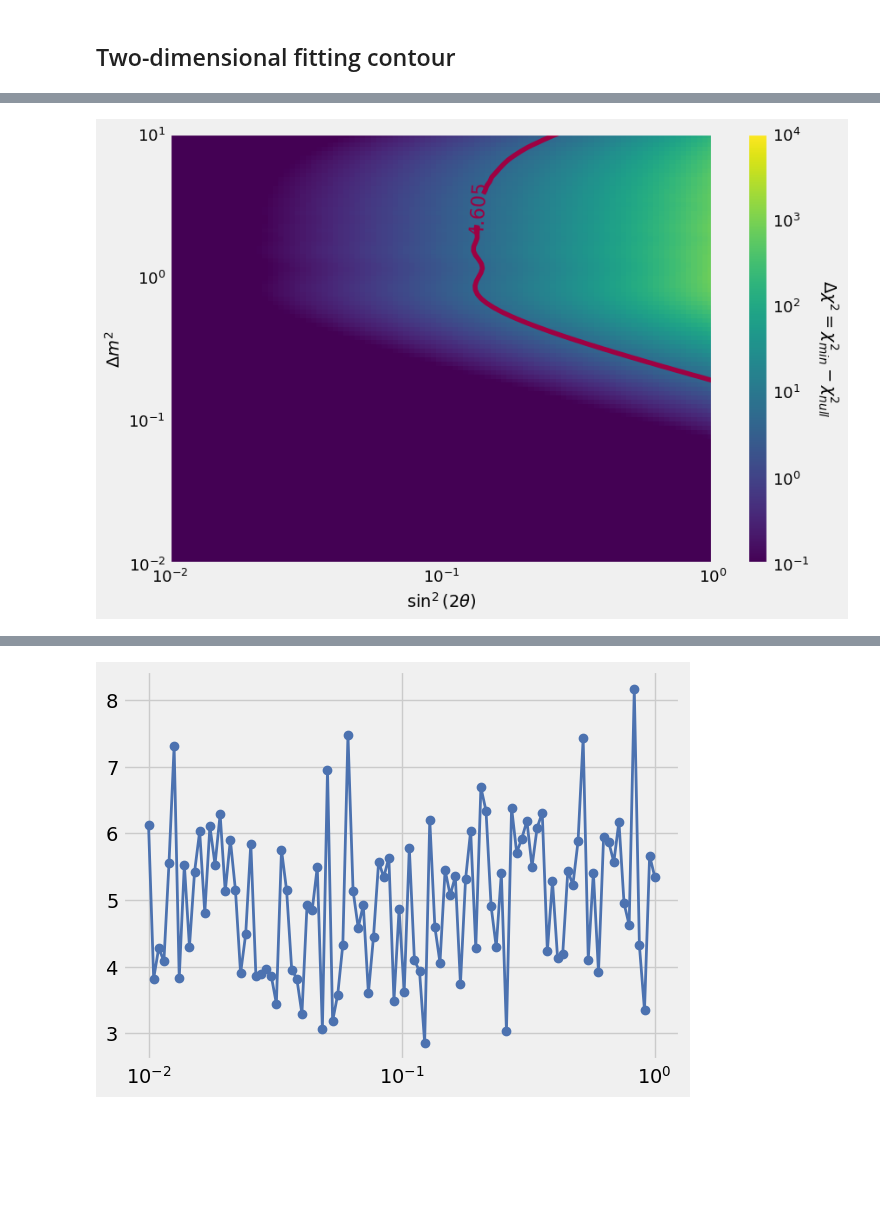
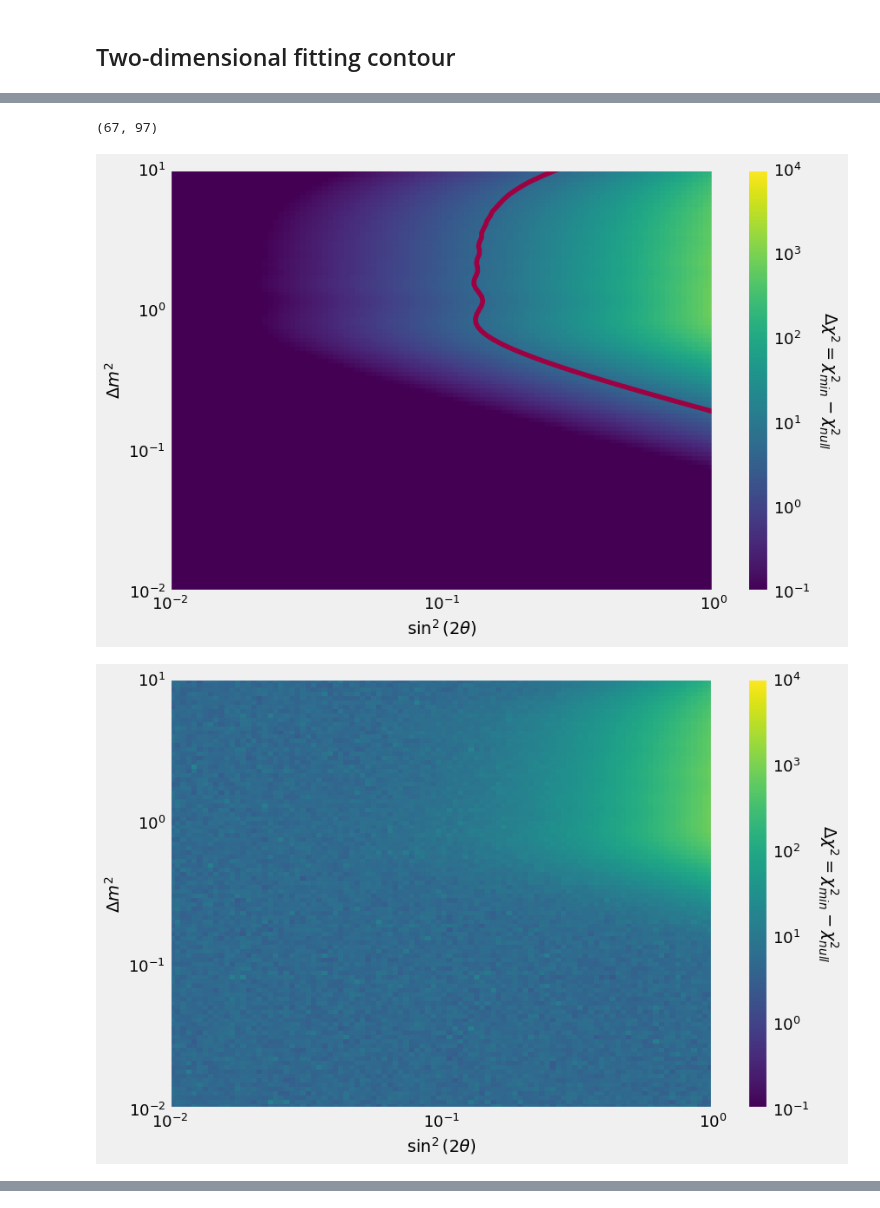
Before and after one commit to YMTheory/sensitivity, a Jupyter notebook: notebooks/test_fitting.ipynb, the cells around one changed output, grey strips where cells are left out. Cells and saved outputs as stored; diff of their text form; code cells hidden in the pictures; blank space fills up the shorter version.

```diff
--- a/notebooks/test_fitting.ipynb
+++ b/notebooks/test_fitting.ipynb
@@ -85,30 +100,77 @@ dchi2_1 = np.reshape(dchi2_1, (100, 100))
 # %%
 import matplotlib.colors as colors
 
 
 dm2_edges = np.logspace(-2, 1, 101)
 sin2_edges = np.logspace(-2, 0, 101)
 
 dm2_cents = np.logspace(-2, 1, 100)
 sin2_cents = np.logspace(-2, 0, 100)
 
 fig, ax = plt.subplots(figsize=(9, 6))
+im = ax.pcolormesh(sin2_edges, dm2_edges, dchi2_0, shading='flat', cmap='viridis', norm=colors.LogNorm(vmin=1e-1, vmax=1e4))
+#im = ax.pcolormesh(sin2_edges, dm2_edges, alpha1, shading='flat', )
+X, Y = np.meshgrid(sin2_cents, dm2_cents)
+CS = ax.contour(X, Y, dchi2_0, levels=[4.605], cmap='Spectral')
+#ax.clabel(CS, inline=True, fontsize=16)
+ax.loglog()
+cb = plt.colorbar(im, ax=ax,)
+
+cb.set_label(r'$\Delta\chi^2 = \chi^2_{min} - \chi^2_{null}$', fontsize=14, rotation=270, labelpad=25)
+cb.ax.tick_params(labelsize=13)
+
+ax.set_xlabel(r'$\sin^2(2\theta)$', fontsize=14)
+ax.set_ylabel(r'$\Delta m^2$', fontsize=14)
+ax.tick_params(labelsize=13)
+#fig.savefig("../plots/dchi2_MCalg_noSmear_3cmBinWidth_90CL_14cmSource.png")
+
+fig, ax = plt.subplots(figsize=(9, 6))
 im = ax.pcolormesh(sin2_edges, dm2_edges, dchi2_1, shading='flat', cmap='viridis', norm=colors.LogNorm(vmin=1e-1, vmax=1e4))
 #im = ax.pcolormesh(sin2_edges, dm2_edges, alpha1, shading='flat', )
 X, Y = np.meshgrid(sin2_cents, dm2_cents)
-CS = ax.contour(X, Y, dchi2_1, levels=[4.605], cmap='Spectral')
-ax.clabel(CS, inline=True, fontsize=16)
+#CS = ax.contour(X, Y, dchi2_1, levels=[4.605], cmap='Spectral')
+#ax.clabel(CS, inline=True, fontsize=16)
 ax.loglog()
 cb = plt.colorbar(im, ax=ax,)
 
 cb.set_label(r'$\Delta\chi^2 = \chi^2_{min} - \chi^2_{null}$', fontsize=14, rotation=270, labelpad=25)
 cb.ax.tick_params(labelsize=13)
 
 ax.set_xlabel(r'$\sin^2(2\theta)$', fontsize=14)
 ax.set_ylabel(r'$\Delta m^2$', fontsize=14)
 ax.tick_params(labelsize=13)
 
+#fig.savefig("../plots/dchi2_MCalg_1cmSmear_3cmBinWidth_14cmSource.png")
 
 plt.tight_layout()
+
+
+fig, ax = plt.subplots(figsize=(9, 6))
+delta_chi2 = dchi2_0 - dchi2_1
+
+flat_minid = np.argmin(delta_chi2)
+min_indices = np.unravel_index(flat_minid, delta_chi2.shape)
+print(min_indices)
+
+im = ax.pcolormesh(sin2_edges, dm2_edges, delta_chi2, shading='flat', cmap='viridis', )
+#im = ax.pcolormesh(sin2_edges, dm2_edges, alpha1, shading='flat', )
+X, Y = np.meshgrid(sin2_cents, dm2_cents)
+#CS = ax.contour(X, Y, dchi2_1, levels=[4.605], cmap='Spectral')
+#ax.clabel(CS, inline=True, fontsize=16)
+ax.loglog()
+cb = plt.colorbar(im, ax=ax,)
+
+cb.set_label(r'$\Delta\chi^2 = \chi^2_{min, no smear} - \chi^2_{min, 1cm smear}$', fontsize=14, rotation=270, labelpad=25)
+cb.ax.tick_params(labelsize=13)
+
+ax.set_xlabel(r'$\sin^2(2\theta)$', fontsize=14)
+ax.set_ylabel(r'$\Delta m^2$', fontsize=14)
+ax.tick_params(labelsize=13)
+
+#fig.savefig("../plots/dchi2_MCalg_1cmSmear_3cmBinWidth_14cmSource.png")
+
+plt.tight_layout()
 # %% [output]
+(67, 97)
-[figure, old version]
+[figure, new version]
+[figure, added]
@@ -115,7 +177,0 @@ plt.tight_layout()
-# %%
-plt.style.use('seaborn-v0_8-deep')
-row = 20
-plt.plot(np.logspace(-2, 0, 100), dchi2[row, :], 'o-', lw=2)
-plt.semilogx();
-# %% [output]
-[figure, removed]
```
Also changed, not shown: parts of 20 cells of this notebook.
